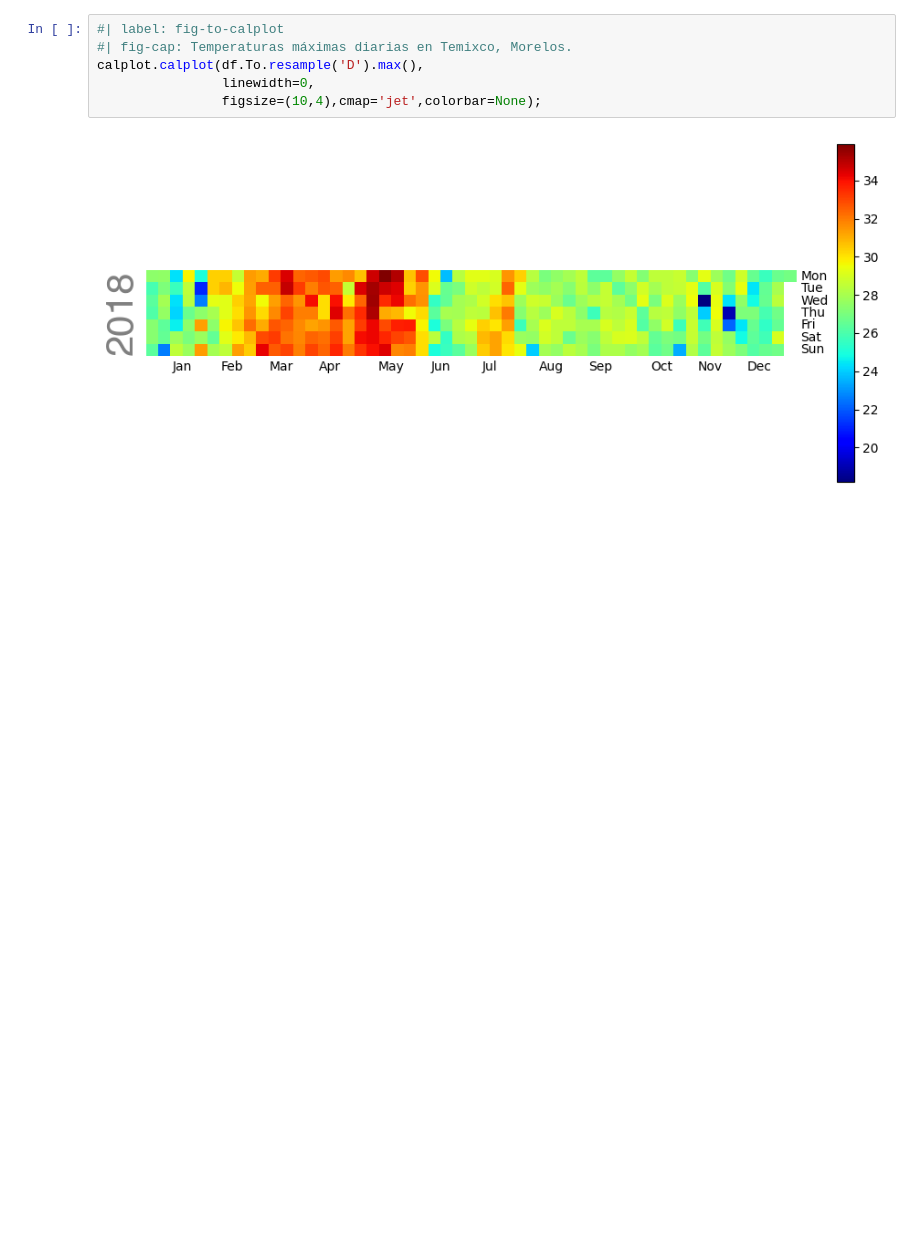
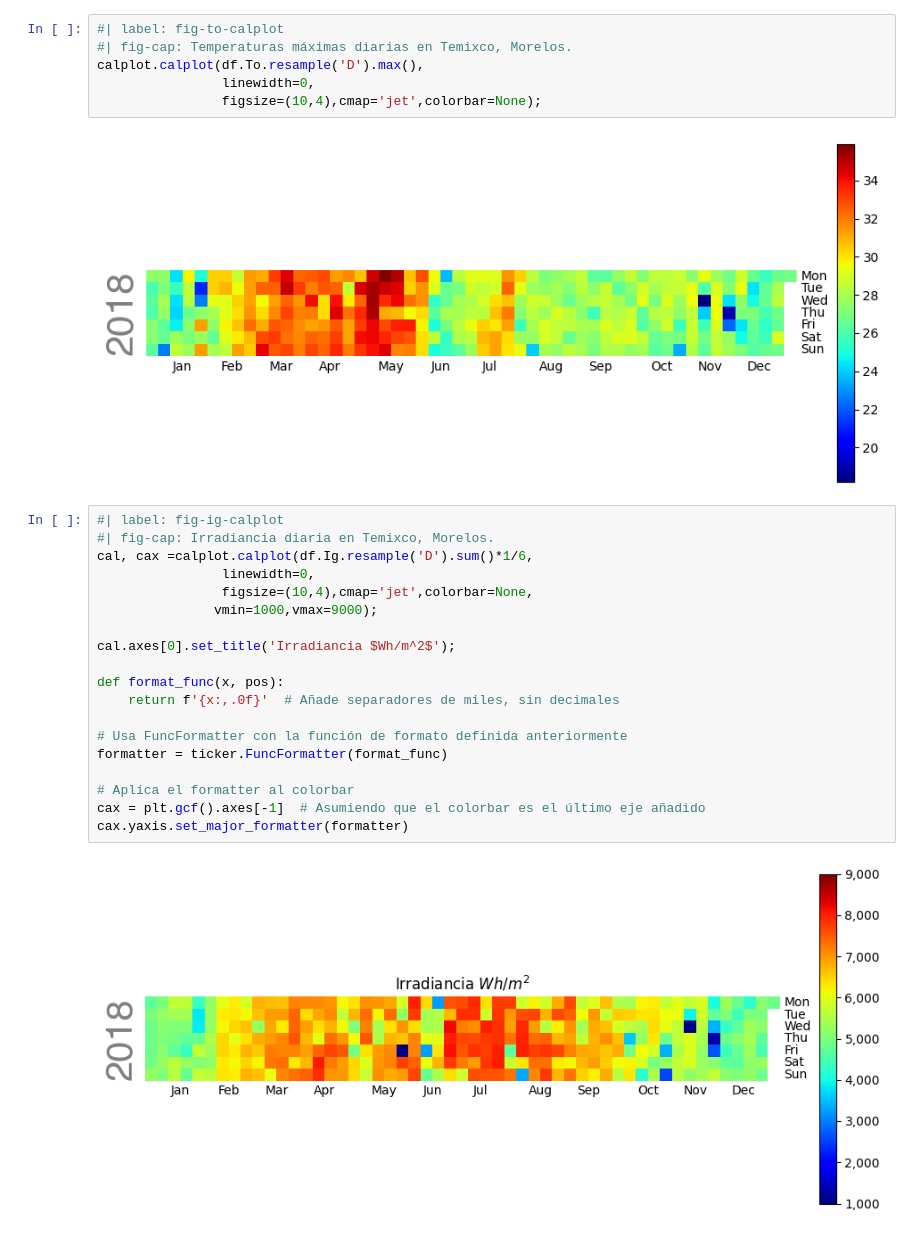
Before and after one commit to AltamarMx/seminars, a Jupyter notebook: 2024/icf_estudiantes/002_temixco_calplot.ipynb, the cells around one changed output. Drawn from its saved outputs; the diff is of its cells as text; blank space fills up the shorter version.

```diff
--- a/2024/icf_estudiantes/002_temixco_calplot.ipynb
+++ b/2024/icf_estudiantes/002_temixco_calplot.ipynb
@@ -17,3 +20,24 @@ calplot.calplot(df.To.resample('D').max(),
                 figsize=(10,4),cmap='jet',colorbar=None);
 # %% [output]
 [figure]
+# %%
+#| label: fig-ig-calplot
+#| fig-cap: Irradiancia diaria en Temixco, Morelos.
+cal, cax =calplot.calplot(df.Ig.resample('D').sum()*1/6,
+                linewidth=0,
+                figsize=(10,4),cmap='jet',colorbar=None,
+               vmin=1000,vmax=9000);
+
+cal.axes[0].set_title('Irradiancia $Wh/m^2$');
+
+def format_func(x, pos):
+    return f'{x:,.0f}'  # Añade separadores de miles, sin decimales
+
+# Usa FuncFormatter con la función de formato definida anteriormente
+formatter = ticker.FuncFormatter(format_func)
+
+# Aplica el formatter al colorbar
+cax = plt.gcf().axes[-1]  # Asumiendo que el colorbar es el último eje añadido
+cax.yaxis.set_major_formatter(formatter)
+# %% [output]
+[figure, added]
```
Also changed, not shown: parts of 3 cells of this notebook, 22 other files.
